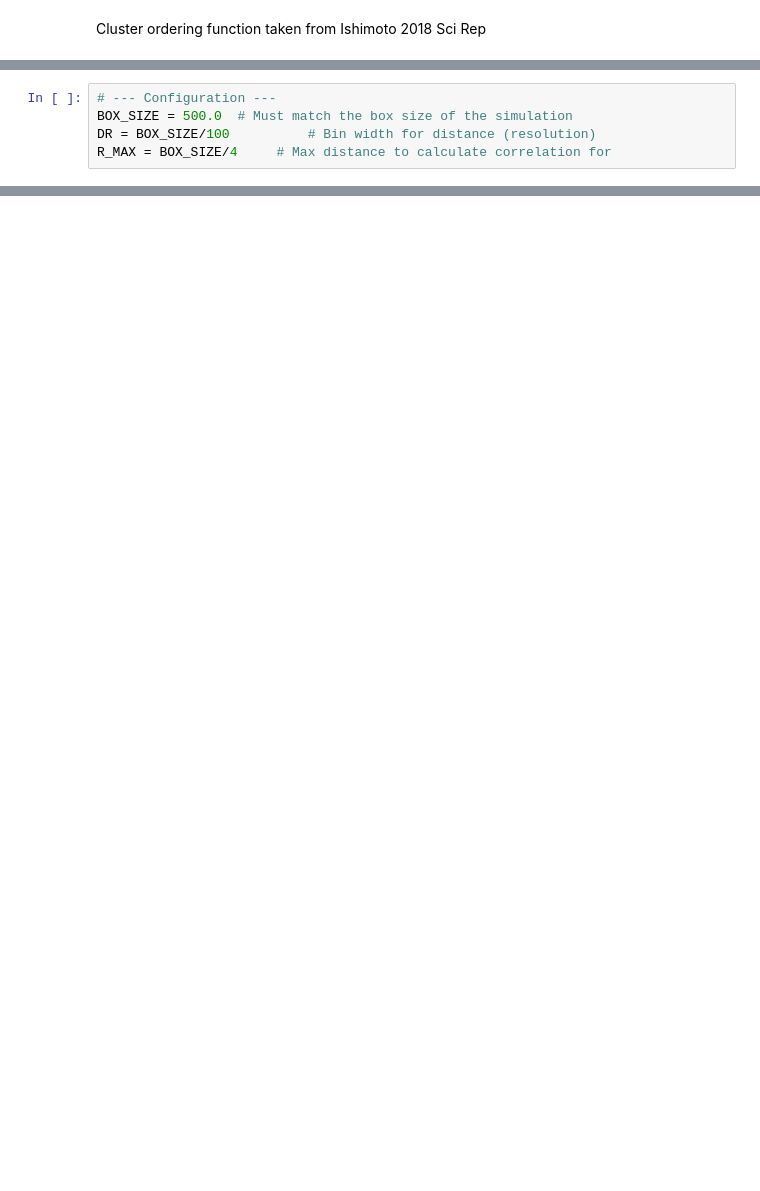
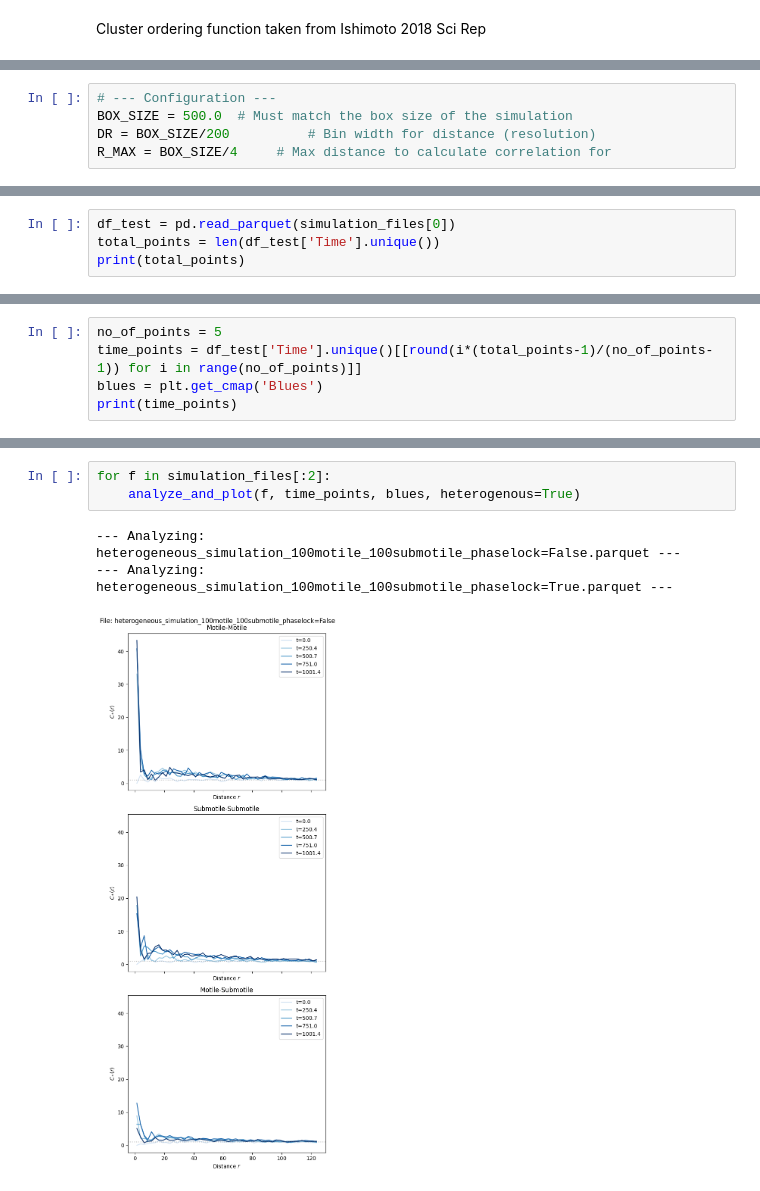
Before and after one commit to lyuanz/visual_aid, a Jupyter notebook: Analysis.ipynb, the cells around one changed output, grey strips where cells are left out. Cells and saved outputs as stored; diff of their text form; blank space fills up the shorter version.

```diff
--- a/Analysis.ipynb
+++ b/Analysis.ipynb
@@ -8,5 +9,5 @@ import glob
 # %%
 # --- Configuration ---
 BOX_SIZE = 500.0  # Must match the box size of the simulation
-DR = BOX_SIZE/100          # Bin width for distance (resolution)
+DR = BOX_SIZE/200          # Bin width for distance (resolution)
 R_MAX = BOX_SIZE/4     # Max distance to calculate correlation for
@@ -12,0 +179,4 @@ R_MAX = BOX_SIZE/4     # Max distance to calculate correlation for
+# %%
+df_test = pd.read_parquet(simulation_files[0])
+total_points = len(df_test['Time'].unique())
+print(total_points)
@@ -12,0 +185,5 @@ R_MAX = BOX_SIZE/4     # Max distance to calculate correlation for
+# %%
+no_of_points = 5
+time_points = df_test['Time'].unique()[[round(i*(total_points-1)/(no_of_points-1)) for i in range(no_of_points)]]
+blues = plt.get_cmap('Blues')
+print(time_points)
@@ -129,0 +201,7 @@ else:
+# %%
+for f in simulation_files[:2]:
+    analyze_and_plot(f, time_points, blues, heterogenous=True)
+# %% [output]
+--- Analyzing: heterogeneous_simulation_100motile_100submotile_phaselock=False.parquet ---
+--- Analyzing: heterogeneous_simulation_100motile_100submotile_phaselock=True.parquet ---
+[figure, added]
```
Also changed, not shown: parts of 8 cells of this notebook, 6 other files.
